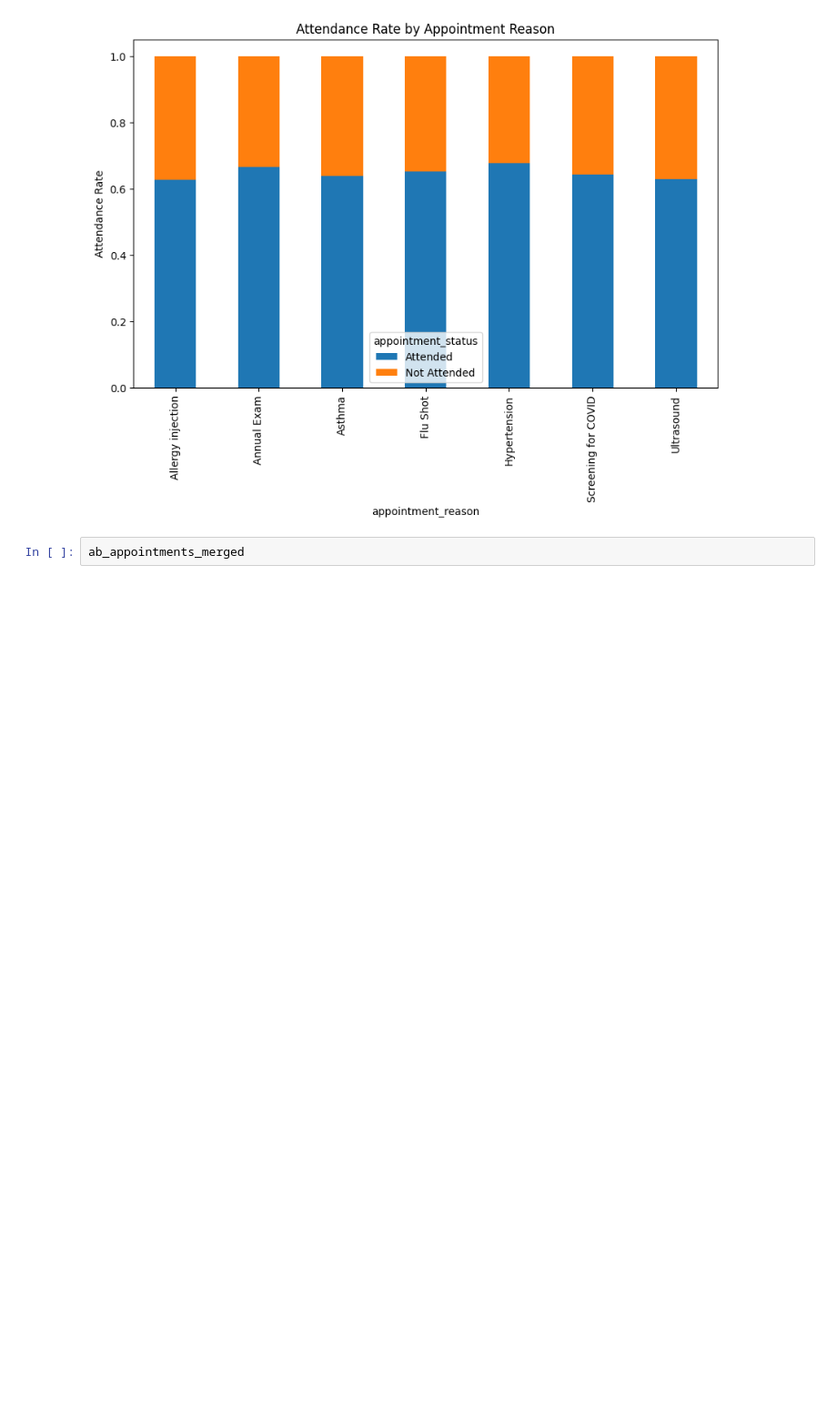
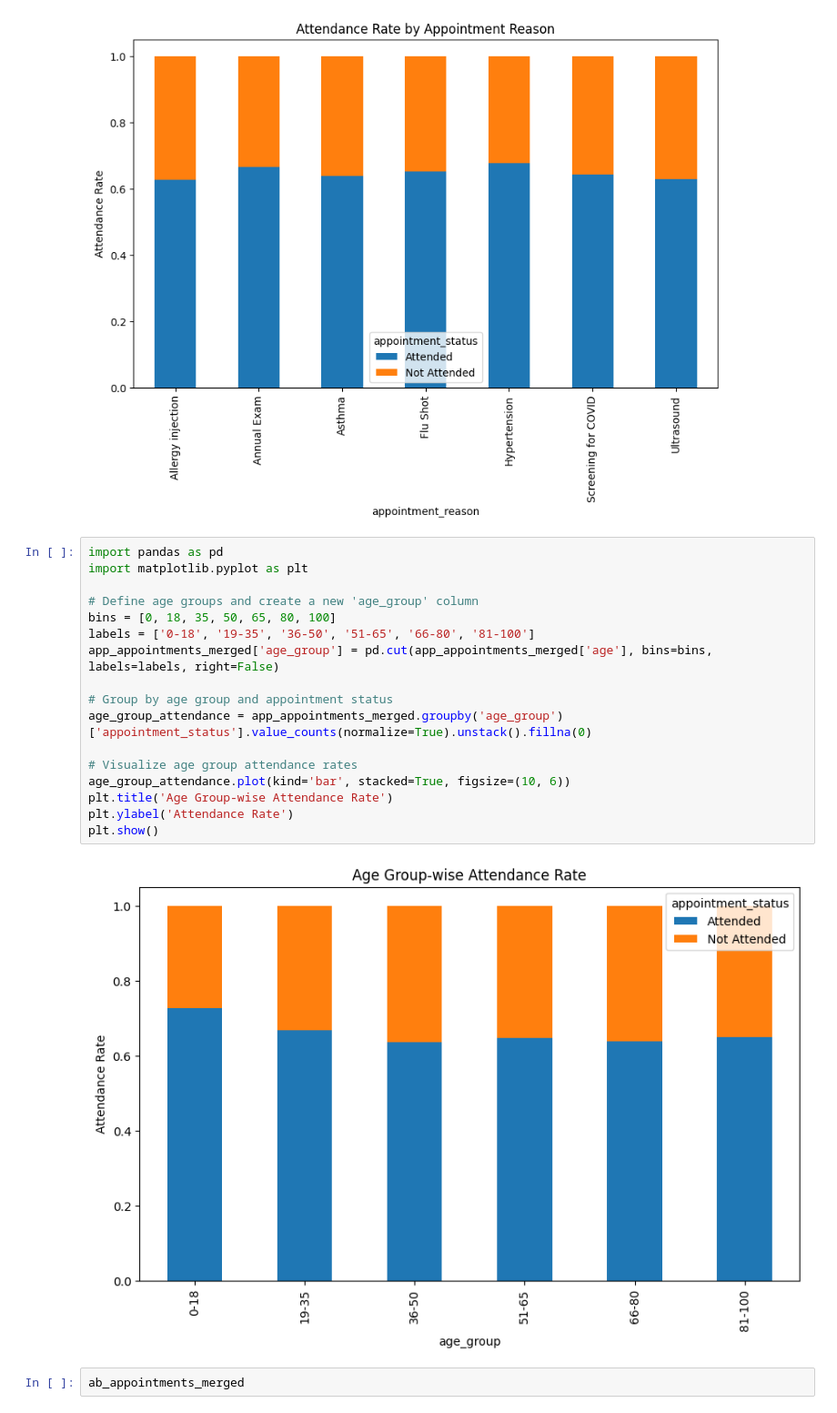
Before and after one commit to Ismat-Samadov/kyla_ProductAnalyst, a Jupyter notebook: task.ipynb, the cells around one changed output. Shown at 91% size. Drawn from its saved outputs; the diff is of its cells as text; blank space fills up the shorter version.

```diff
--- a/task.ipynb
+++ b/task.ipynb
@@ -660,6 +660,25 @@ plt.show()
 [figure]
 [figure]
 [figure]
+# %%
+import pandas as pd
+import matplotlib.pyplot as plt
+
+# Define age groups and create a new 'age_group' column
+bins = [0, 18, 35, 50, 65, 80, 100]
+labels = ['0-18', '19-35', '36-50', '51-65', '66-80', '81-100']
+app_appointments_merged['age_group'] = pd.cut(app_appointments_merged['age'], bins=bins, labels=labels, right=False)
+
+# Group by age group and appointment status
+age_group_attendance = app_appointments_merged.groupby('age_group')['appointment_status'].value_counts(normalize=True).unstack().fillna(0)
+
+# Visualize age group attendance rates
+age_group_attendance.plot(kind='bar', stacked=True, figsize=(10, 6))
+plt.title('Age Group-wise Attendance Rate')
+plt.ylabel('Attendance Rate')
+plt.show()
+# %% [output]
+[figure, added]
 # %%
 ab_appointments_merged
 # %% [output]
```
